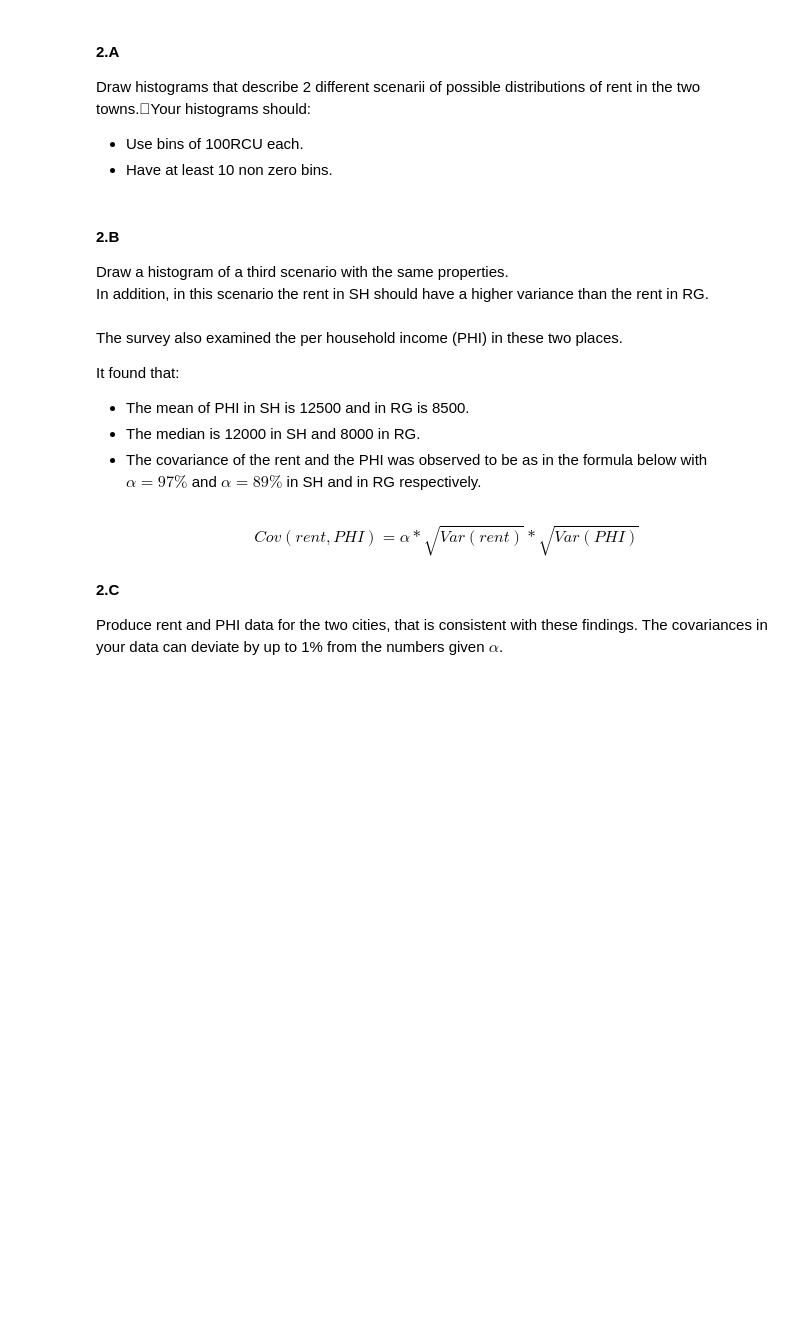
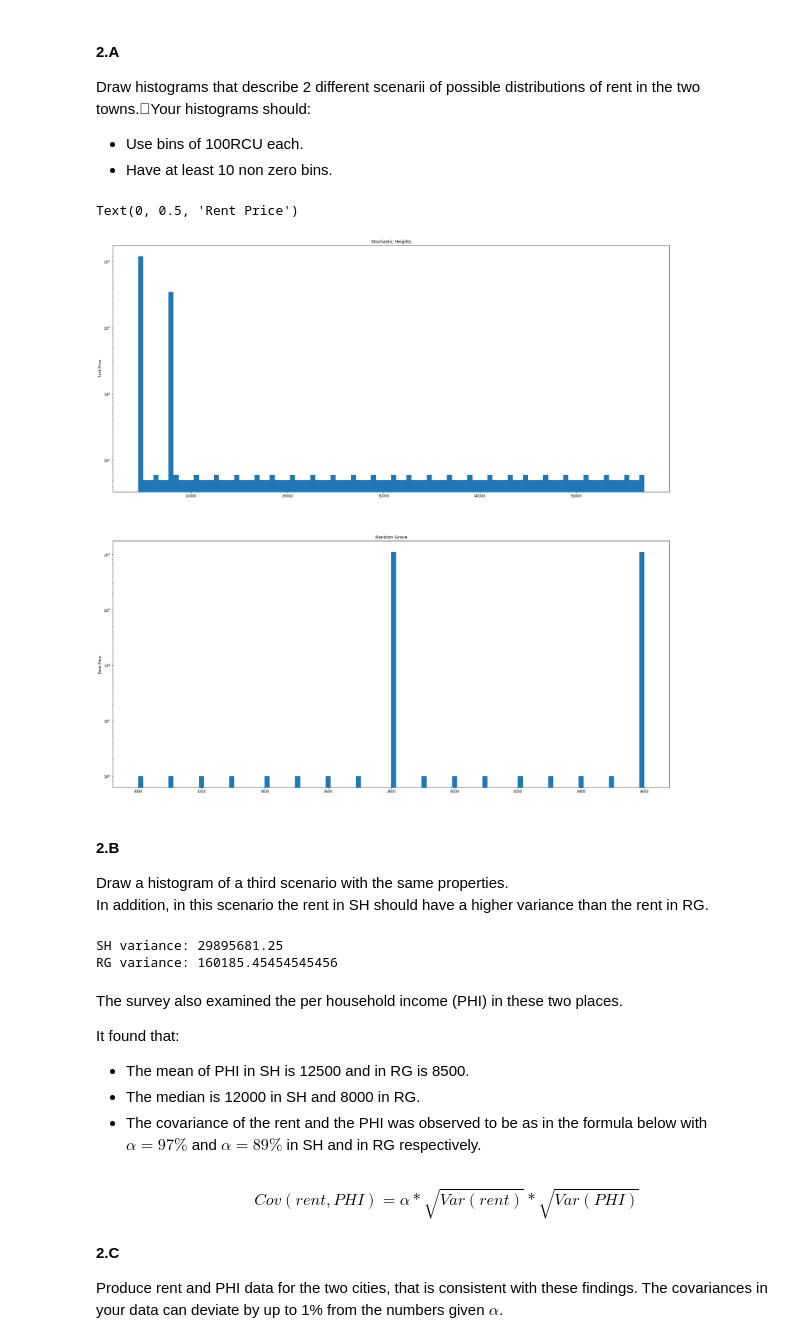
Before and after one commit to leeaz97/SatisticsIDC, a Jupyter notebook: HW1.ipynb, the cells around one changed output. Cells and saved outputs as stored; diff of their text form; code cells hidden in the pictures; blank space fills up the shorter version.

```diff
--- a/HW1.ipynb
+++ b/HW1.ipynb
@@ -92,0 +247,3 @@ All data generated in this question needs to be consistent with these findings.
+# %%
+SH = generate_dist(name='Stochastic Heights', population=16000, mean_rent=6300, median_rent=4600, iqr_factor=5000/4600)
+RG = generate_dist(name='Random Grove', population=22000, mean_rent=4200, median_rent=4600)
@@ -100,7 +258,25 @@ np.random.randint(low=10, high=50, size=(16000))
+# %%
+fig, axes = plt.subplots(2,1, figsize=(28,28))
+axes[0].hist(SH, bins=100, log=True);
+axes[1].hist(RG, bins=100, log=True);
+axes[0].set_title('Stochastic Heights')
+axes[0].set_ylabel("Rent Price")
+axes[1].set_title('Random Grove')
+axes[1].set_ylabel("Rent Price")
+# %% [output]
+Text(0, 0.5, 'Rent Price')
+[figure, added]
 # %% [markdown]
 #### 2.B
 Draw a histogram of a third scenario with the same properties. <br>
 In addition, in this scenario the rent in SH should have a higher variance than the rent in RG.
+# %%
+# it is already satisffied by 2.A data
+print(f'SH variance: {SH.var()}')
+print(f'RG variance: {RG.var()}')
+# %% [output]
+SH variance: 29895681.25
+RG variance: 160185.45454545456
 # %% [markdown]
 The survey also examined the per household income (PHI) in these two places.<br>
 
```
Also changed, not shown: parts of 43 cells of this notebook.
